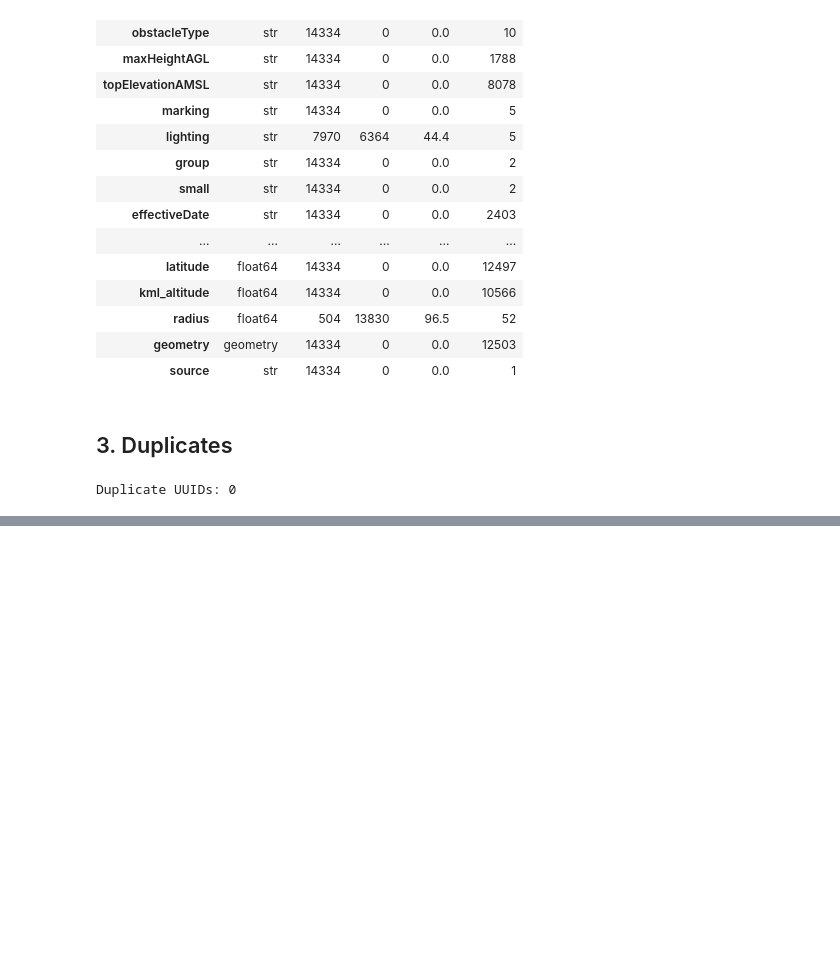
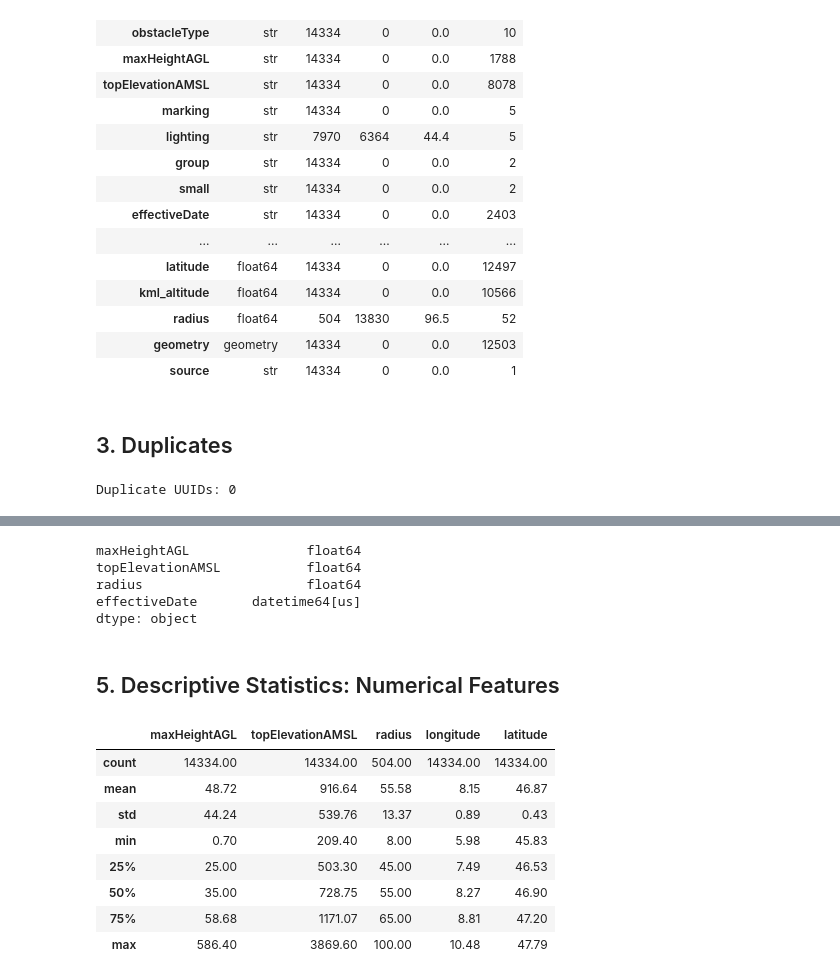
Before and after one commit to maybebool/swiss-airspace-obstacle-profiling, a Jupyter notebook: notebooks/Data_Ingestion_and_Quality_Assessment.ipynb, the cells around one changed output, grey strips where cells are left out. Cells and saved outputs as stored; diff of their text form; code cells hidden in the pictures; blank space fills up the shorter version.

```diff
--- a/notebooks/Data_Ingestion_and_Quality_Assessment.ipynb
+++ b/notebooks/Data_Ingestion_and_Quality_Assessment.ipynb
@@ -74,0 +79,38 @@ Duplicate UUIDs: 0
+# %%
+# Numeric columns
+for col in ['maxHeightAGL', 'topElevationAMSL', 'radius', 'kml_altitude']:
+    if col in gdf.columns:
+        gdf[col] = pd.to_numeric(gdf[col], errors='coerce')
+
+# Boolean columns
+for col in ['small']:
+    if col in gdf.columns:
+        gdf[col] = gdf[col].map({'true': True, 'false': False, 'True': True, 'False': False})
+
+# Date columns
+for col in ['effectiveDate', 'modified']:
+    if col in gdf.columns:
+        gdf[col] = pd.to_datetime(gdf[col], format='ISO8601', errors='coerce')
+
+# Verify
+gdf[['maxHeightAGL', 'topElevationAMSL', 'radius', 'effectiveDate']].dtypes
+# %% [output]
+maxHeightAGL               float64
+topElevationAMSL           float64
+radius                     float64
+effectiveDate       datetime64[us]
+dtype: object
+# %% [markdown]
+## 5. Descriptive Statistics: Numerical Features
+# %%
+gdf[['maxHeightAGL', 'topElevationAMSL', 'radius', 'longitude', 'latitude']].describe().round(2)
+# %% [output]
+|  | maxHeightAGL | topElevationAMSL | radius | longitude | latitude |
+| count | 14334.00 | 14334.00 | 504.00 | 14334.00 | 14334.00 |
+| mean | 48.72 | 916.64 | 55.58 | 8.15 | 46.87 |
+| std | 44.24 | 539.76 | 13.37 | 0.89 | 0.43 |
+| min | 0.70 | 209.40 | 8.00 | 5.98 | 45.83 |
+| 25% | 25.00 | 503.30 | 45.00 | 7.49 | 46.53 |
+| 50% | 35.00 | 728.75 | 55.00 | 8.27 | 46.90 |
+| 75% | 58.68 | 1171.07 | 65.00 | 8.81 | 47.20 |
+| max | 586.40 | 3869.60 | 100.00 | 10.48 | 47.79 |
```
Also changed, not shown: parts of 7 cells of this notebook.
